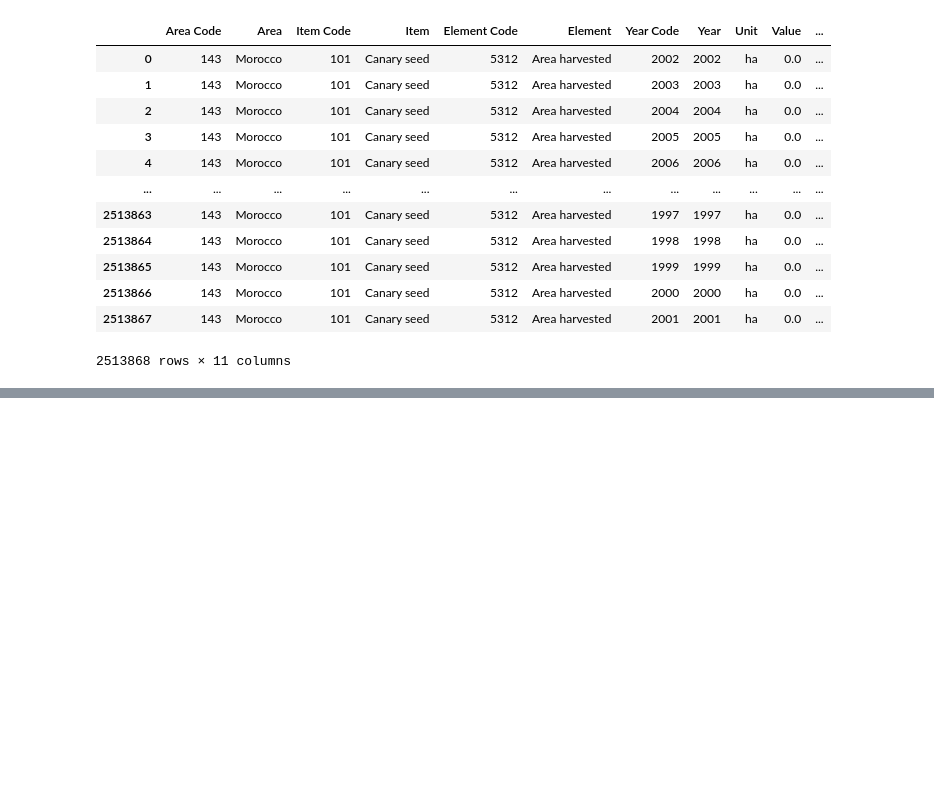
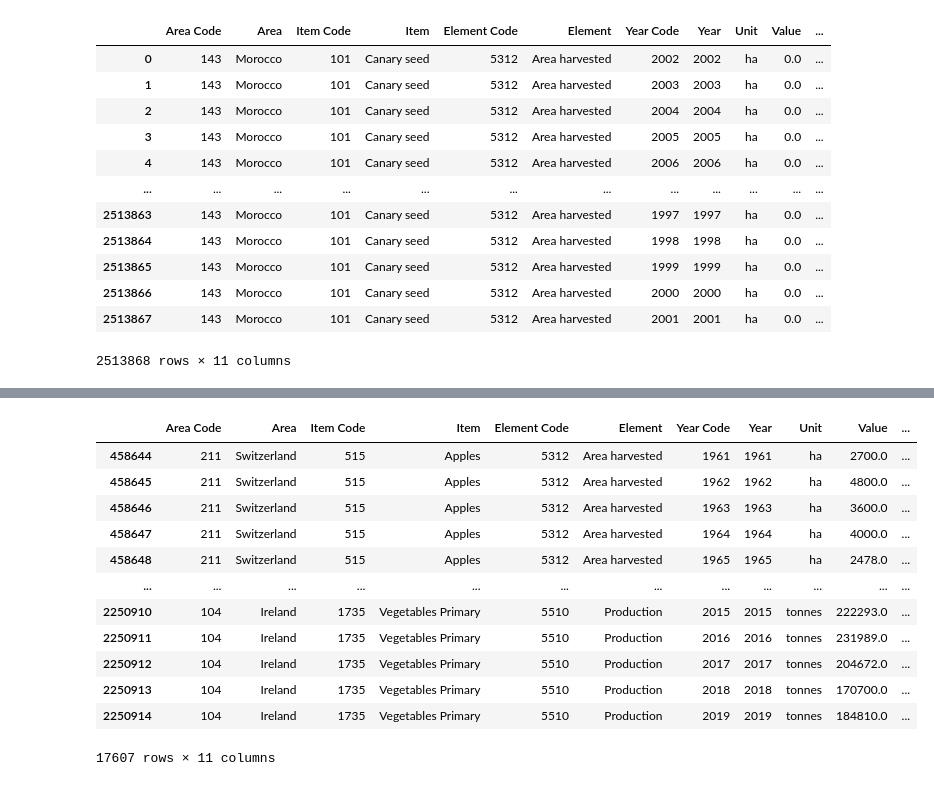
Before and after one commit to ElnazSaeidi/capstone-project-AEJS, a Jupyter notebook: Ella.ipynb, the cells around one changed output, grey strips where cells are left out. Cells and saved outputs as stored; diff of their text form; code cells hidden in the pictures; blank space fills up the shorter version.

```diff
--- a/Ella.ipynb
+++ b/Ella.ipynb
@@ -271,0 +542,17 @@ df_crops_all
+# %%
+df_crops_ir_sw = df_crops_all.query("(`Area` == 'Ireland') or (`Area` == 'Switzerland')")
+df_crops_ir_sw
+# %% [output]
+|  | Area Code | Area | Item Code | Item | Element Code | Element | Year Code | Year | Unit | Value | ... |
+| 458644 | 211 | Switzerland | 515 | Apples | 5312 | Area harvested | 1961 | 1961 | ha | 2700.0 | ... |
+| 458645 | 211 | Switzerland | 515 | Apples | 5312 | Area harvested | 1962 | 1962 | ha | 4800.0 | ... |
+| 458646 | 211 | Switzerland | 515 | Apples | 5312 | Area harvested | 1963 | 1963 | ha | 3600.0 | ... |
+| 458647 | 211 | Switzerland | 515 | Apples | 5312 | Area harvested | 1964 | 1964 | ha | 4000.0 | ... |
+| 458648 | 211 | Switzerland | 515 | Apples | 5312 | Area harvested | 1965 | 1965 | ha | 2478.0 | ... |
+| ... | ... | ... | ... | ... | ... | ... | ... | ... | ... | ... | ... |
+| 2250910 | 104 | Ireland | 1735 | Vegetables Primary | 5510 | Production | 2015 | 2015 | tonnes | 222293.0 | ... |
+| 2250911 | 104 | Ireland | 1735 | Vegetables Primary | 5510 | Production | 2016 | 2016 | tonnes | 231989.0 | ... |
+| 2250912 | 104 | Ireland | 1735 | Vegetables Primary | 5510 | Production | 2017 | 2017 | tonnes | 204672.0 | ... |
+| 2250913 | 104 | Ireland | 1735 | Vegetables Primary | 5510 | Production | 2018 | 2018 | tonnes | 170700.0 | ... |
+| 2250914 | 104 | Ireland | 1735 | Vegetables Primary | 5510 | Production | 2019 | 2019 | tonnes | 184810.0 | ... |
+17607 rows × 11 columns
```
Also changed, not shown: parts of 20 cells of this notebook.
